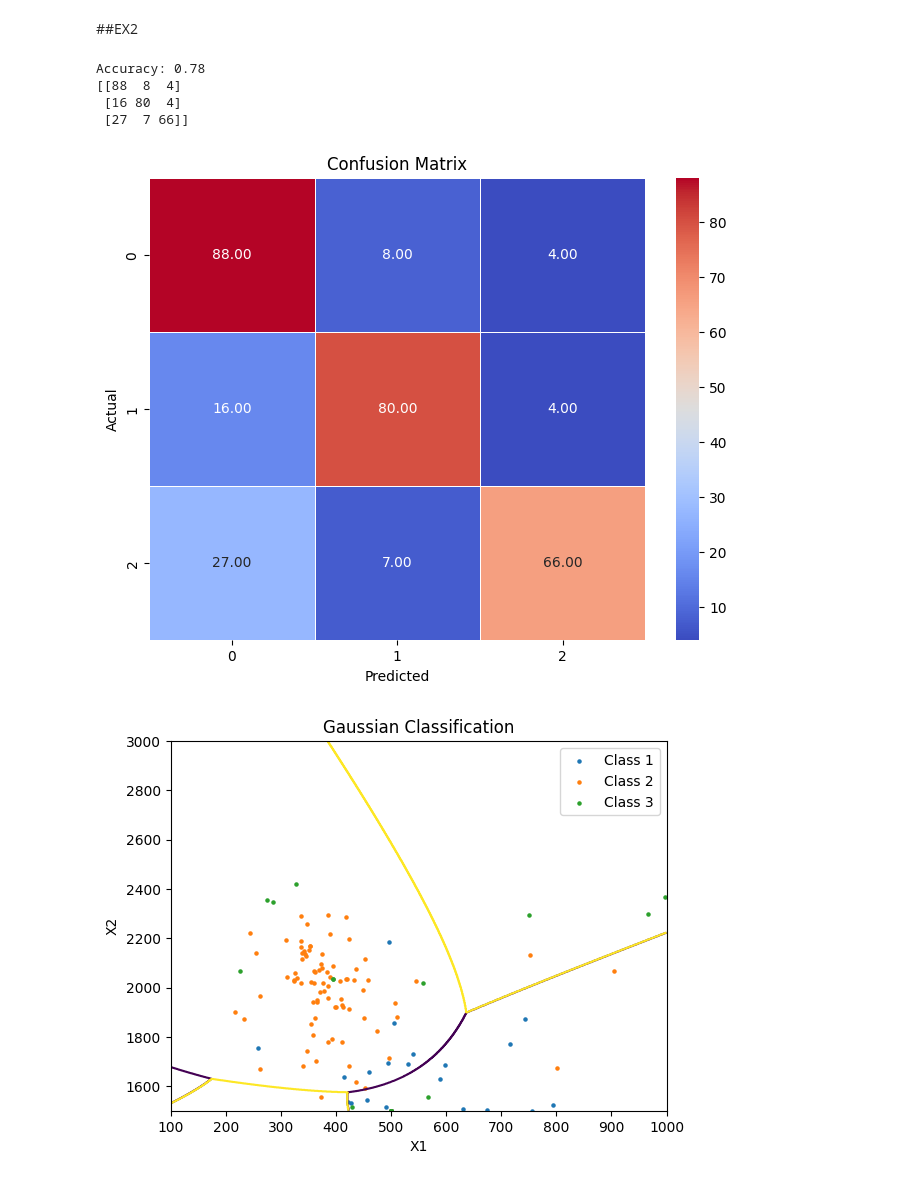
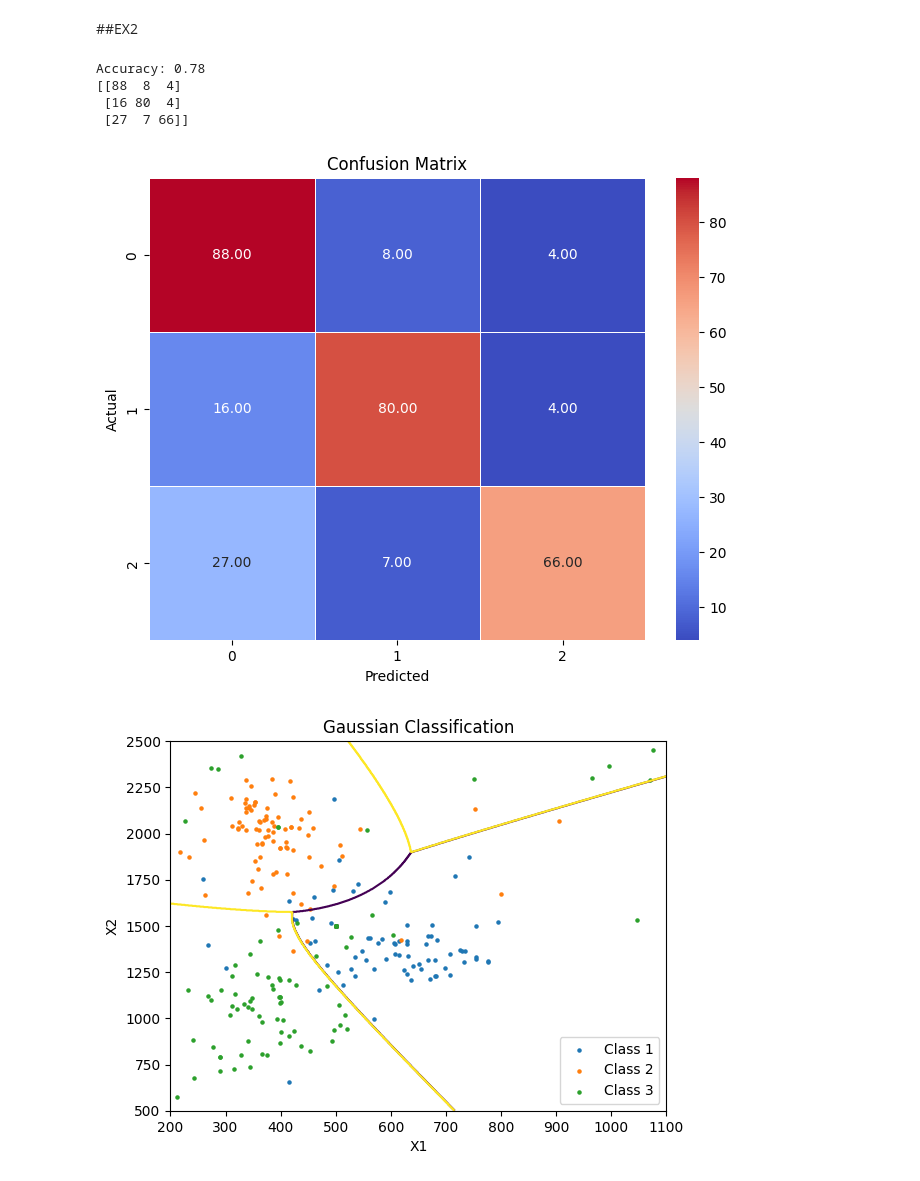
Before and after one commit to KrithikChidM/PrmlLab, a Jupyter notebook: LAB5/code.ipynb, the cells around one changed output. Drawn from its saved outputs; the diff is of its cells as text; code cells hidden in the pictures.

```diff
--- a/LAB5/code.ipynb
+++ b/LAB5/code.ipynb
@@ -393,33 +398,33 @@ print(data)
 
 plt.figure(figsize=(8, 6))
 sns.heatmap(
     data,
-    annot=True,  # Show numbers inside the cells
+    annot=True,
     fmt=".2f",  # Format numbers to 2 decimal places
     cmap="coolwarm",  # Color palette (e.g., 'viridis', 'plasma', 'coolwarm')
     linewidths=0.5,  # Add subtle lines between cells
 )
 plt.xlabel("Predicted")
 plt.ylabel("Actual")
 plt.title("Confusion Matrix")
 plt.show()
 
-xx, yy = np.meshgrid(np.linspace(100,1000,900), np.linspace(1500,3000,1500))
+xx, yy = np.meshgrid(np.linspace(200,1100,900), np.linspace(500,2500,1000))
 Z = np.array([classify(x) for x in np.c_[xx.ravel(), yy.ravel()]]).reshape(xx.shape)
 
 for i in range(3):
     plt.scatter(Xte[yte==i,0], Xte[yte==i,1], s=5, label=f"Class {i+1}")
 plt.xlabel("X1"); plt.ylabel("X2")
 plt.title("Gaussian Classification")
 plt.contour(xx, yy, Z, levels=[0.5, 1.5])
 plt.xlim(xx.min(), xx.max())
 plt.ylim(yy.min(), yy.max())
 plt.legend()
 plt.show()
 # %% [output]
 Accuracy: 0.78
 [[88  8  4]
  [16 80  4]
  [27  7 66]]
 [figure]
-[figure, old version]
+[figure, new version]
```
Also changed, not shown: parts of 1 cell of this notebook.
